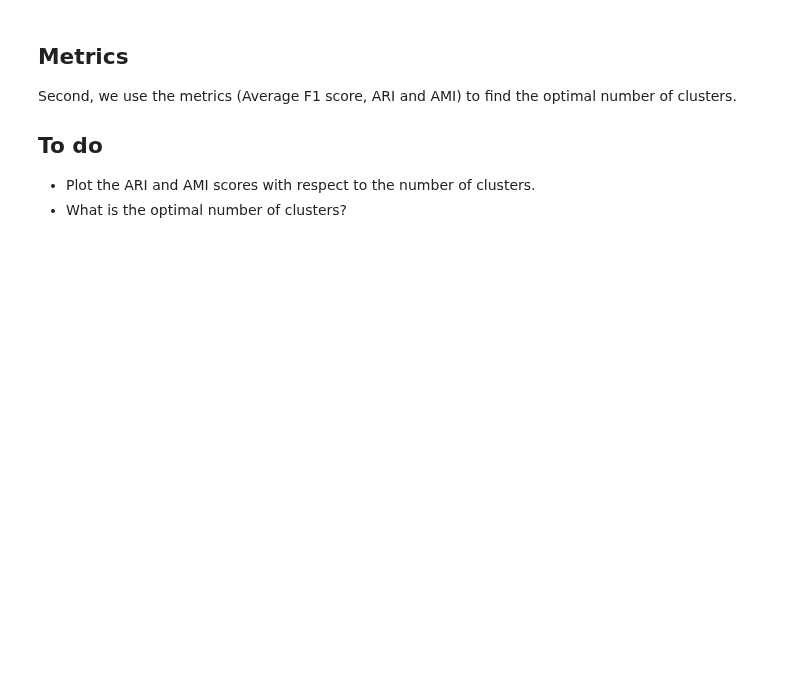
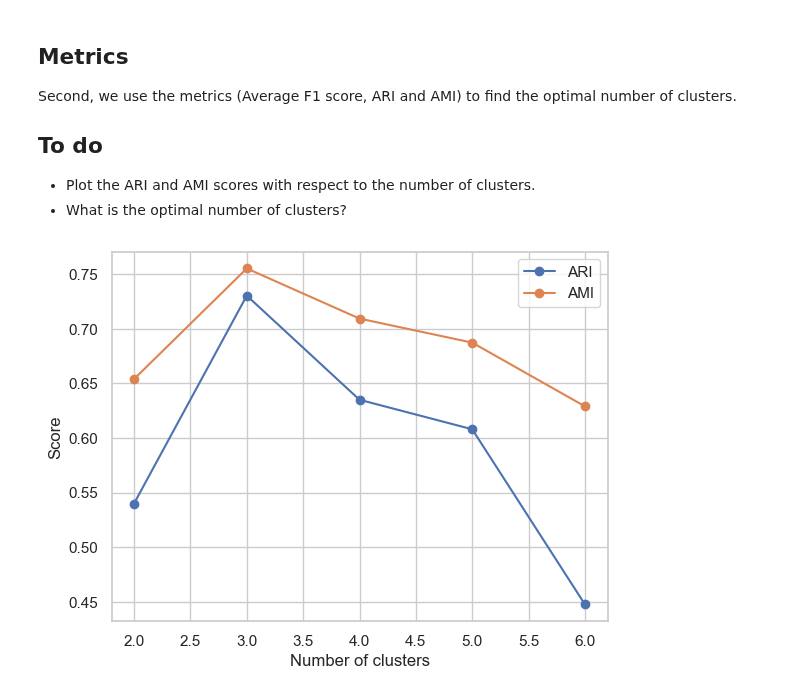
Before and after one commit to pralban/Machine-learning, a Jupyter notebook: TP9 Clustering/1_metrics.ipynb, the cells around one changed output. Saved outputs shown, nothing was run; the diff lists cells and outputs as text; code cells hidden in the pictures; blank space fills up the shorter version.

```diff
--- a/TP9 Clustering/1_metrics.ipynb
+++ b/TP9 Clustering/1_metrics.ipynb
@@ -88,3 +164,22 @@ Second, we use the metrics (Average F1 score, ARI and AMI) to find the optimal n
 
 * Plot the ARI and AMI scores with respect to the number of clusters.
 * What is the optimal number of clusters?
+# %%
+# Plot the ARI and AMI scores with respect to the number of clusters.
+n_clusters = range(2, 7)
+ari_scores = []
+ami_scores = []
+for n in n_clusters:
+    km = KMeans(n, n_init=10)
+    labels = km.fit_predict(X)
+    ari_scores.append(adjusted_rand_score(y, labels))
+    ami_scores.append(adjusted_mutual_info_score(y, labels))
+
+plt.plot(n_clusters, ari_scores, marker='o', label='ARI')
+plt.plot(n_clusters, ami_scores, marker='o', label='AMI')
+plt.xlabel('Number of clusters')
+plt.ylabel('Score')
+plt.legend()
+plt.show()
+# %% [output]
+[figure, added]
```
Also changed, not shown: parts of 12 cells of this notebook.
